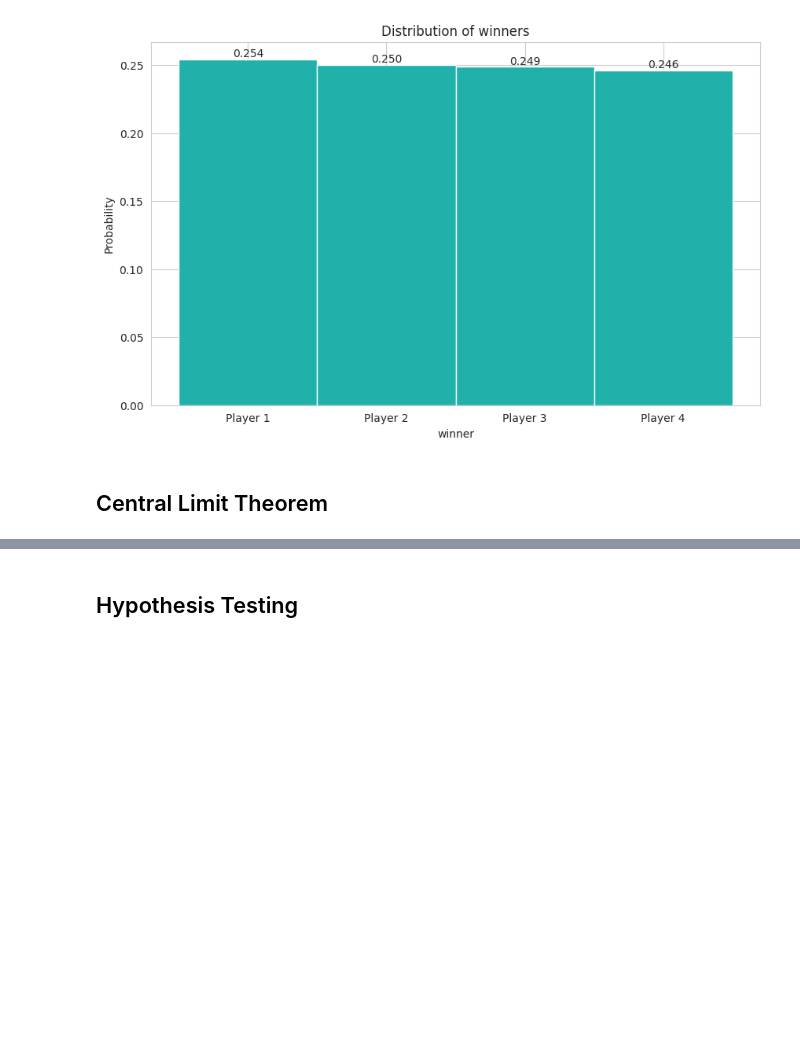
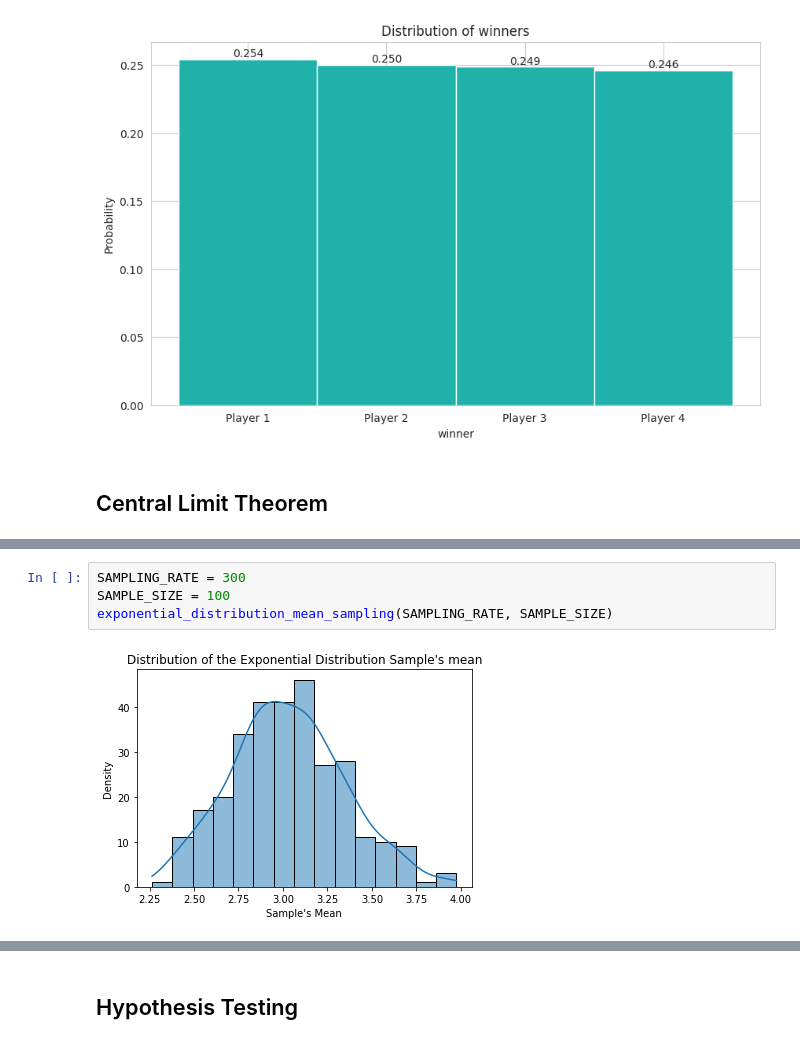
Before and after one commit to Hadi-loo/Introduction-to-Data-Science-Course, a Jupyter notebook: CA1. Tools for Statistical Analysis/statistical analysis.ipynb, the cells around one changed output, grey strips where cells are left out. Saved outputs shown, nothing was run; the diff lists cells and outputs as text; blank space fills up the shorter version.

```diff
--- a/CA1. Tools for Statistical Analysis/statistical analysis.ipynb
+++ b/CA1. Tools for Statistical Analysis/statistical analysis.ipynb
@@ -291,0 +343,6 @@ show_winner_distribution(high_board_size_results_df)
+# %%
+SAMPLING_RATE = 300
+SAMPLE_SIZE = 100
+exponential_distribution_mean_sampling(SAMPLING_RATE, SAMPLE_SIZE)
+# %% [output]
+[figure, added]
```
Also changed, not shown: parts of 32 cells of this notebook.
